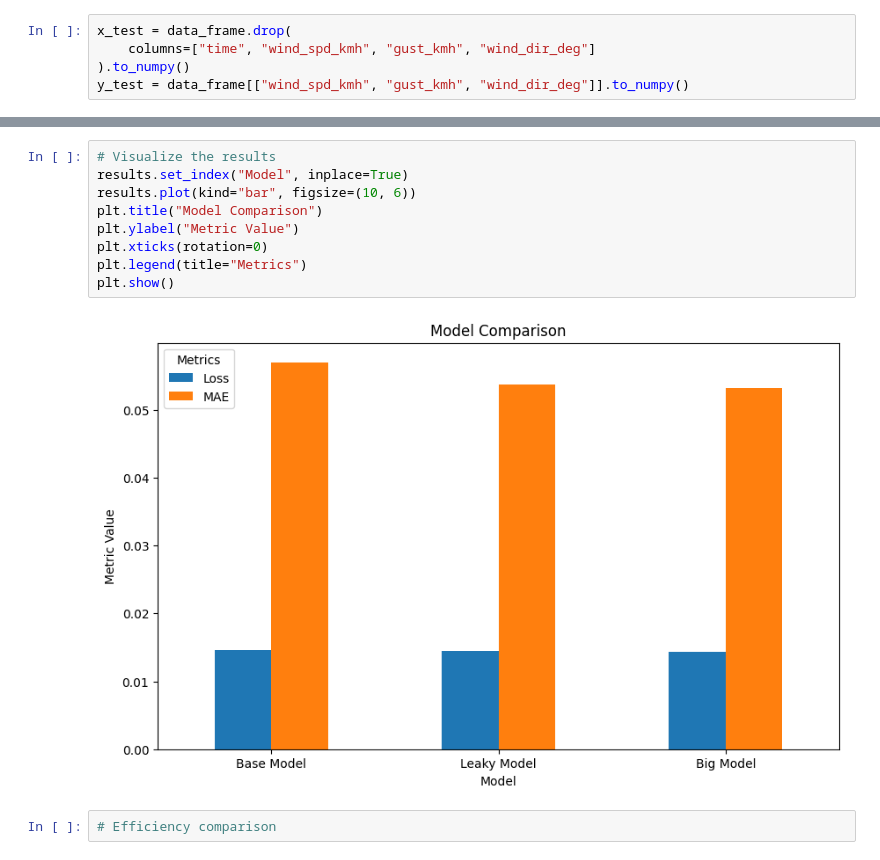
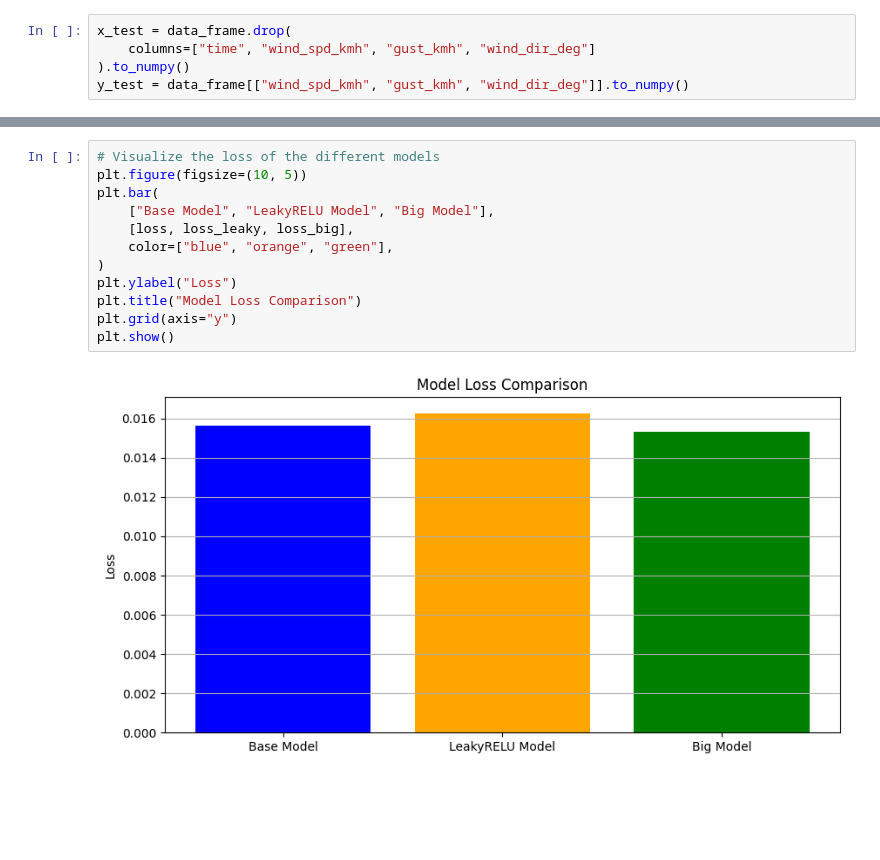
Before and after one commit to TempeHS/2025SE-Crawford.L-HSCTask2, a Jupyter notebook: 1. Model Development/1.5.Model_Testing_and_Validation/1.5.1.Model_Testing_and_Validation.ipynb, the cells around one changed output, grey strips where cells are left out. Drawn from its saved outputs; the diff is of its cells as text; blank space fills up the shorter version.

```diff
--- a/1. Model Development/1.5.Model_Testing_and_Validation/1.5.1.Model_Testing_and_Validation.ipynb
+++ b/1. Model Development/1.5.Model_Testing_and_Validation/1.5.1.Model_Testing_and_Validation.ipynb
@@ -108,13 +108,14 @@ print(results)
-# %%
-# Visualize the results
-results.set_index("Model", inplace=True)
-results.plot(kind="bar", figsize=(10, 6))
-plt.title("Model Comparison")
-plt.ylabel("Metric Value")
-plt.xticks(rotation=0)
-plt.legend(title="Metrics")
-plt.show()
-# %% [output]
-[figure, removed]
-# %%
-# Efficiency comparison
+# %%
+# Visualize the loss of the different models
+plt.figure(figsize=(10, 5))
+plt.bar(
+    ["Base Model", "LeakyRELU Model", "Big Model"],
+    [loss, loss_leaky, loss_big],
+    color=["blue", "orange", "green"],
+)
+plt.ylabel("Loss")
+plt.title("Model Loss Comparison")
+plt.grid(axis="y")
+plt.show()
+# %% [output]
+[figure, added]
```
Also changed, not shown: parts of 5 cells of this notebook, 16 other files.
